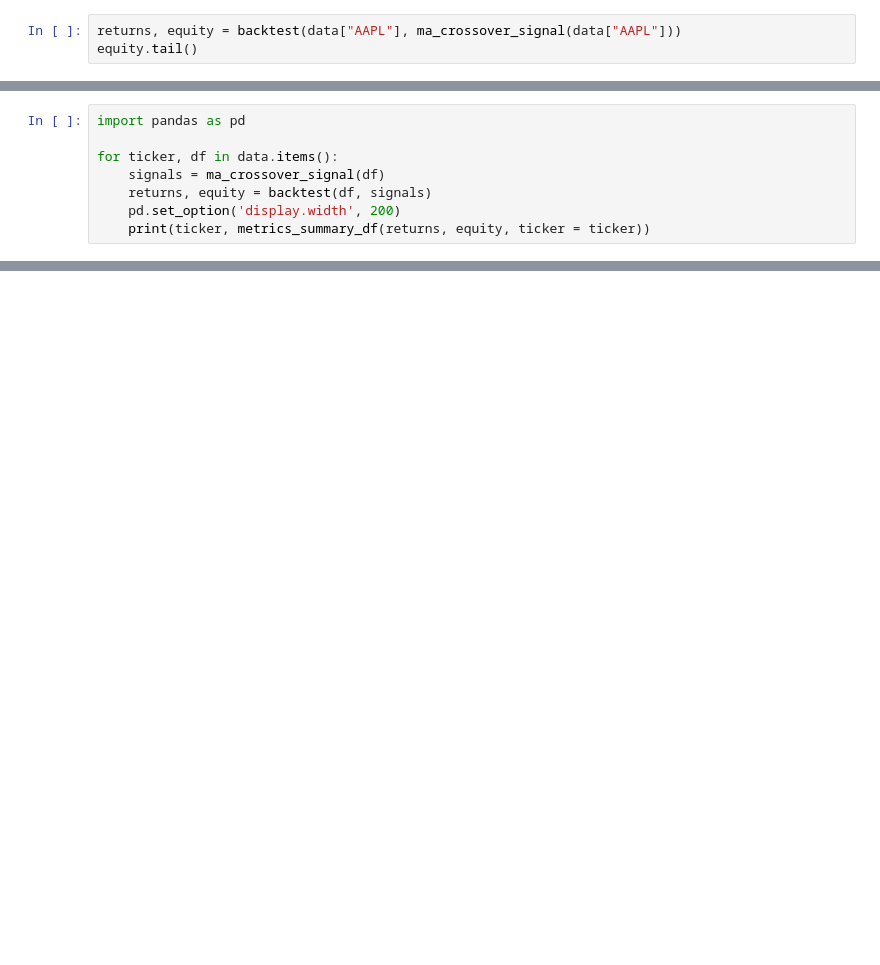
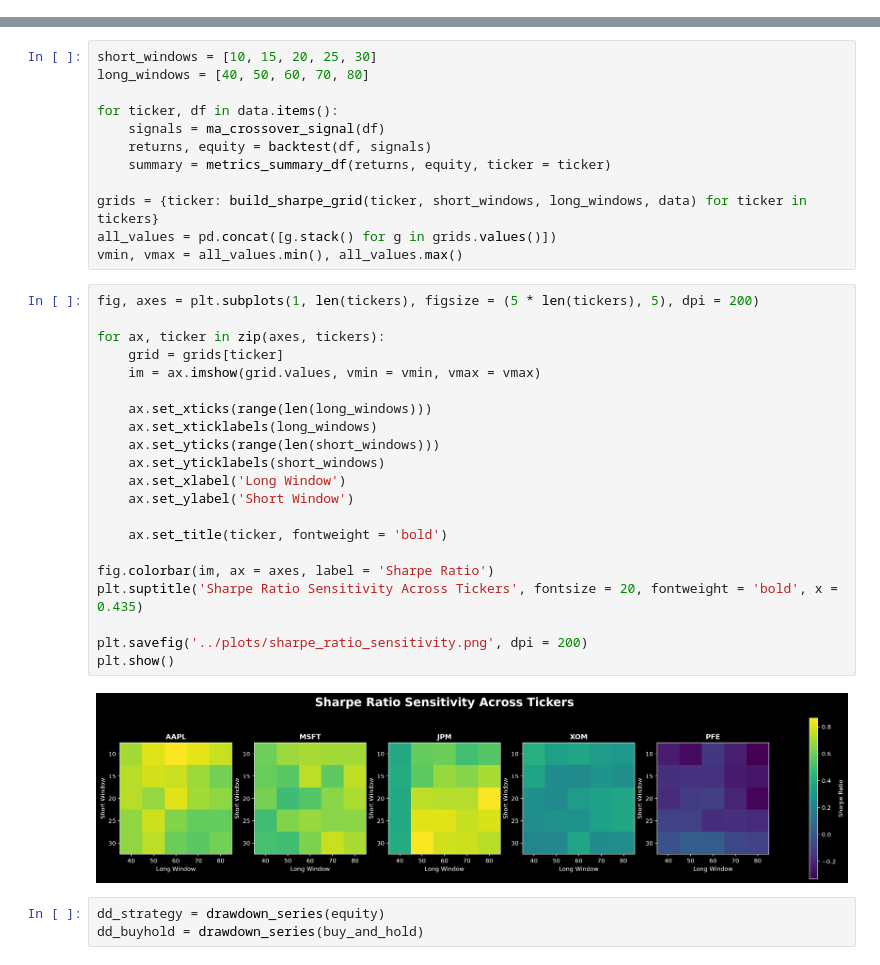
Before and after one commit to nichols-leo/quant-backtester, a Jupyter notebook: notebooks/exploration.ipynb, the cells around one changed output, grey strips where cells are left out. Drawn from its saved outputs; the diff is of its cells as text; blank space fills up the shorter version.

```diff
--- a/notebooks/exploration.ipynb
+++ b/notebooks/exploration.ipynb
@@ -358,3 +0,0 @@ plt.show()
-# %%
-returns, equity = backtest(data["AAPL"], ma_crossover_signal(data["AAPL"]))
-equity.tail()
@@ -394,8 +0,0 @@ AAPL  0.021772
-# %%
-import pandas as pd
-
-for ticker, df in data.items():
-    signals = ma_crossover_signal(df)
-    returns, equity = backtest(df, signals)
-    pd.set_option('display.width', 200)
-    print(ticker, metrics_summary_df(returns, equity, ticker = ticker))
@@ -470,0 +89,38 @@ plt.show()
+# %%
+short_windows = [10, 15, 20, 25, 30]
+long_windows = [40, 50, 60, 70, 80]
+
+for ticker, df in data.items():
+    signals = ma_crossover_signal(df)
+    returns, equity = backtest(df, signals)
+    summary = metrics_summary_df(returns, equity, ticker = ticker)
+
+grids = {ticker: build_sharpe_grid(ticker, short_windows, long_windows, data) for ticker in tickers}
+all_values = pd.concat([g.stack() for g in grids.values()])
+vmin, vmax = all_values.min(), all_values.max()
+# %%
+fig, axes = plt.subplots(1, len(tickers), figsize = (5 * len(tickers), 5), dpi = 200)
+
+for ax, ticker in zip(axes, tickers):
+    grid = grids[ticker]
+    im = ax.imshow(grid.values, vmin = vmin, vmax = vmax)
+
+    ax.set_xticks(range(len(long_windows)))
+    ax.set_xticklabels(long_windows)
+    ax.set_yticks(range(len(short_windows)))
+    ax.set_yticklabels(short_windows)
+    ax.set_xlabel('Long Window')
+    ax.set_ylabel('Short Window')
+
+    ax.set_title(ticker, fontweight = 'bold')
+
+fig.colorbar(im, ax = axes, label = 'Sharpe Ratio')
+plt.suptitle('Sharpe Ratio Sensitivity Across Tickers', fontsize = 20, fontweight = 'bold', x = 0.435)
+
+plt.savefig('../plots/sharpe_ratio_sensitivity.png', dpi = 200)
+plt.show()
+# %% [output]
+[figure, added]
+# %%
+dd_strategy = drawdown_series(equity)
+dd_buyhold = drawdown_series(buy_and_hold)
```
Also changed, not shown: parts of 47 cells of this notebook, 10 other files.
